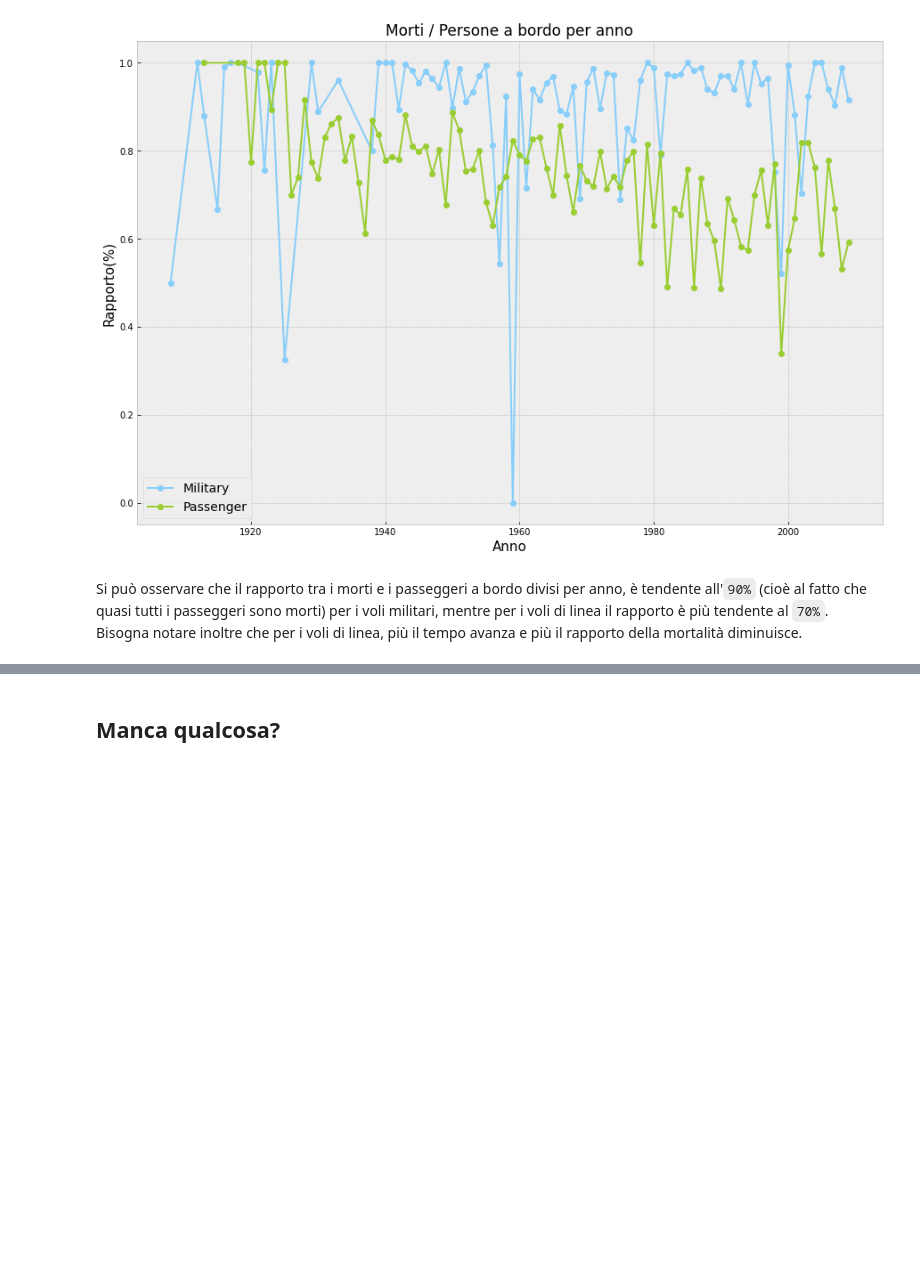
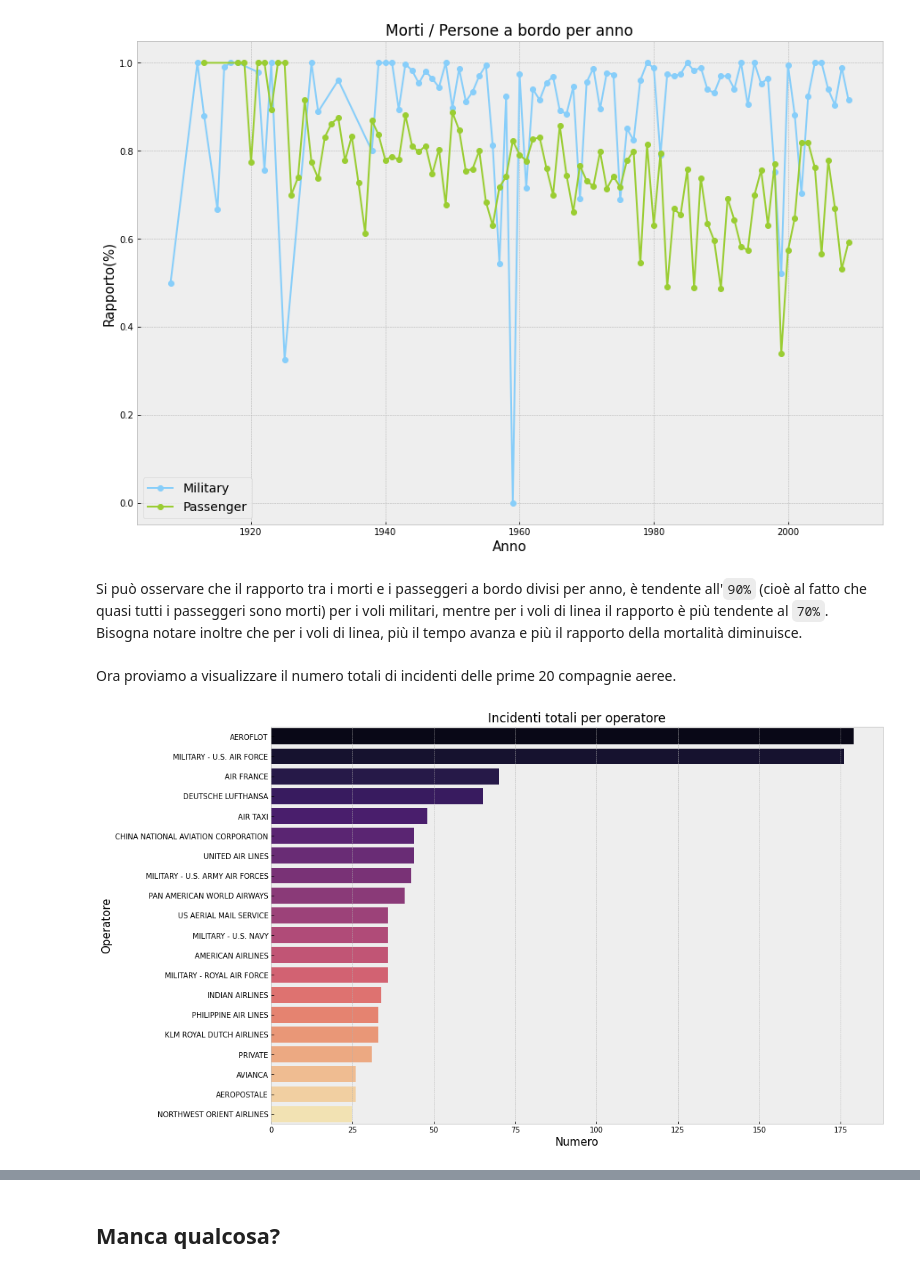
Before and after one commit to A-mangio/incidenti_aerei, a Jupyter notebook: airplaneCrashes.ipynb, the cells around one changed output, grey strips where cells are left out. Saved outputs shown, nothing was run; the diff lists cells and outputs as text; code cells hidden in the pictures; blank space fills up the shorter version.

Commit message:
adding aircompany graph

```diff
--- a/airplaneCrashes.ipynb
+++ b/airplaneCrashes.ipynb
@@ -144,3 +143,19 @@ plt.show()
 # %% [markdown]
 Si può osservare che il rapporto tra i morti e i passeggeri a bordo divisi per anno, è tendente all'`90%` (cioè al fatto che quasi tutti i passeggeri sono morti) per i voli militari, mentre per i voli di linea il rapporto è più tendente al `70%`. <br>
 Bisogna notare inoltre che per i voli di linea, più il tempo avanza e più il rapporto della mortalità diminuisce.
+# %% [markdown]
+Ora proviamo a visualizzare il numero totali di incidenti delle prime 20 compagnie aeree.
+# %%
+Temp = Data.groupby("Operator")[["Operator"]].count()
+Temp = Temp.rename(columns={"Operator" : "Number"})
+Temp = Temp.sort_values(by="Number", ascending=False).head(20)
+
+plt.figure(figsize=(15,10))
+plt.style.use("bmh")
+sns.barplot(x=Temp["Number"], y=Temp.index, palette="magma")
+plt.xlabel('Numero', fontsize=15)
+plt.ylabel('Operatore', fontsize=15)
+plt.title('Incidenti totali per operatore', loc='Center', fontsize=17)
+plt.show()
+# %% [output]
+[figure, added]
```
Also changed, not shown: parts of 16 cells of this notebook, 1 other file.
